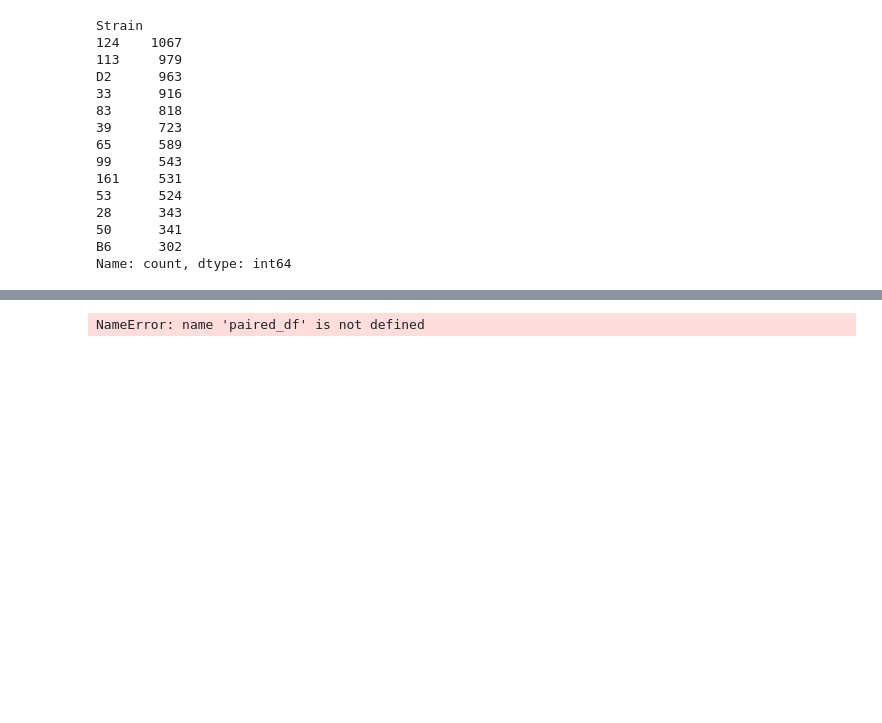
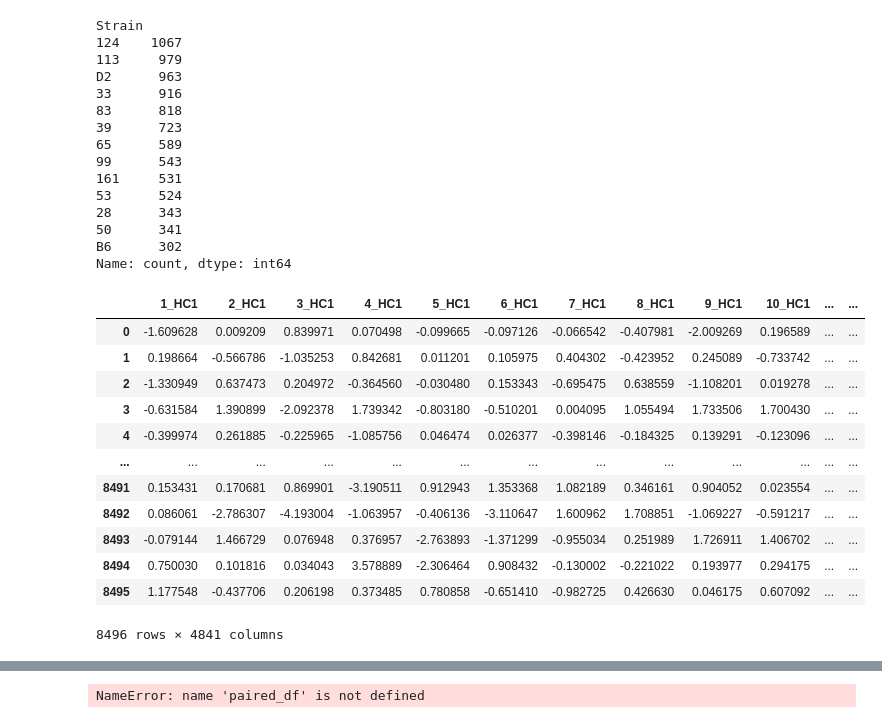
Before and after one commit to draeloslab/mm-vae, a Jupyter notebook: make_joint_data.ipynb, the cells around one changed output, grey strips where cells are left out. Cells and saved outputs as stored; diff of their text form; code cells hidden in the pictures; blank space fills up the shorter version.

```diff
--- a/make_joint_data.ipynb
+++ b/make_joint_data.ipynb
@@ -176,0 +177,16 @@ paired_df, num_strain_diff_df = create_joint_df(HC_adbxd, PFC_adbxd, join_col='S
+# %%
+sameregion_paired_df.iloc[:, :4841]
+# %% [output]
+|  | 1_HC1 | 2_HC1 | 3_HC1 | 4_HC1 | 5_HC1 | 6_HC1 | 7_HC1 | 8_HC1 | 9_HC1 | 10_HC1 | ... | ... |
+| 0 | -1.609628 | 0.009209 | 0.839971 | 0.070498 | -0.099665 | -0.097126 | -0.066542 | -0.407981 | -2.009269 | 0.196589 | ... | ... |
+| 1 | 0.198664 | -0.566786 | -1.035253 | 0.842681 | 0.011201 | 0.105975 | 0.404302 | -0.423952 | 0.245089 | -0.733742 | ... | ... |
+| 2 | -1.330949 | 0.637473 | 0.204972 | -0.364560 | -0.030480 | 0.153343 | -0.695475 | 0.638559 | -1.108201 | 0.019278 | ... | ... |
+| 3 | -0.631584 | 1.390899 | -2.092378 | 1.739342 | -0.803180 | -0.510201 | 0.004095 | 1.055494 | 1.733506 | 1.700430 | ... | ... |
+| 4 | -0.399974 | 0.261885 | -0.225965 | -1.085756 | 0.046474 | 0.026377 | -0.398146 | -0.184325 | 0.139291 | -0.123096 | ... | ... |
+| ... | ... | ... | ... | ... | ... | ... | ... | ... | ... | ... | ... | ... |
+| 8491 | 0.153431 | 0.170681 | 0.869901 | -3.190511 | 0.912943 | 1.353368 | 1.082189 | 0.346161 | 0.904052 | 0.023554 | ... | ... |
+| 8492 | 0.086061 | -2.786307 | -4.193004 | -1.063957 | -0.406136 | -3.110647 | 1.600962 | 1.708851 | -1.069227 | -0.591217 | ... | ... |
+| 8493 | -0.079144 | 1.466729 | 0.076948 | 0.376957 | -2.763893 | -1.371299 | -0.955034 | 0.251989 | 1.726911 | 1.406702 | ... | ... |
+| 8494 | 0.750030 | 0.101816 | 0.034043 | 3.578889 | -2.306464 | 0.908432 | -0.130002 | -0.221022 | 0.193977 | 0.294175 | ... | ... |
+| 8495 | 1.177548 | -0.437706 | 0.206198 | 0.373485 | 0.780858 | -0.651410 | -0.982725 | 0.426630 | 0.046175 | 0.607092 | ... | ... |
+8496 rows × 4841 columns
```
Also changed, not shown: parts of 11 cells of this notebook, 8 other files.
